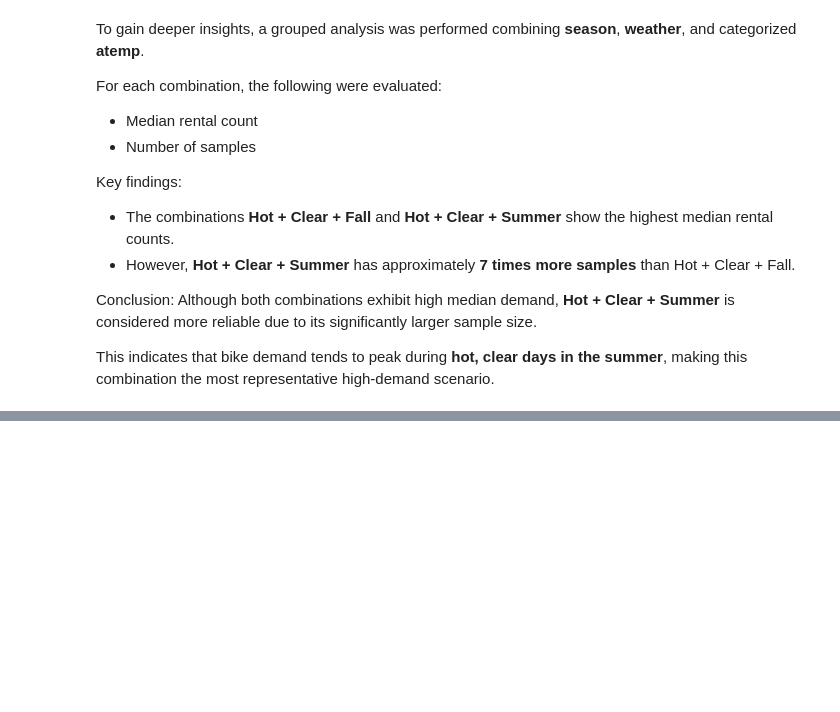
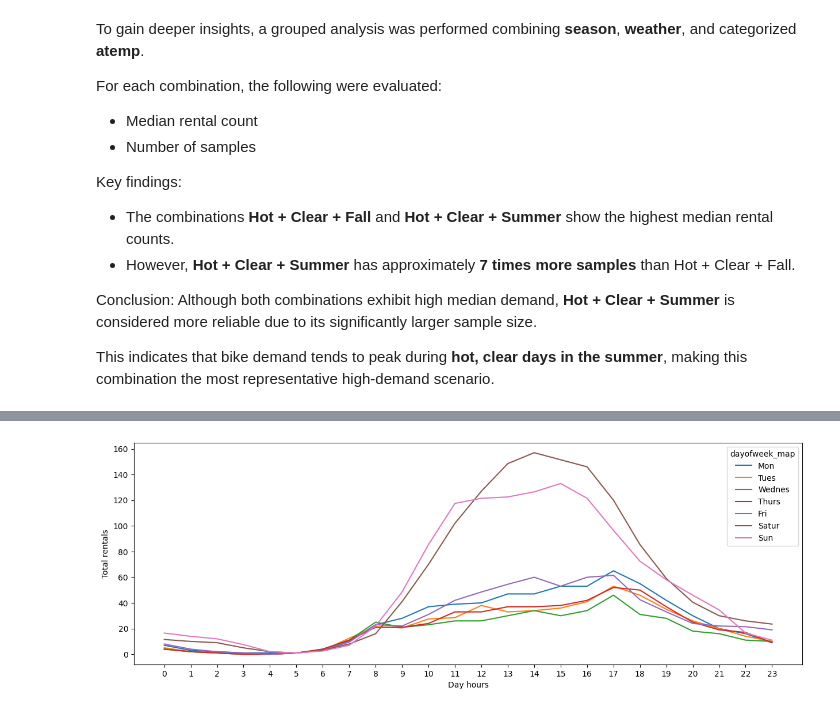
Before and after one commit to moha-yasser/bike-sharing-demand-analysis-and-prediction, a Jupyter notebook: bike_demand.ipynb, the cells around one changed output, grey strips where cells are left out. Cells and saved outputs as stored; diff of their text form; code cells hidden in the pictures; blank space fills up the shorter version.

```diff
--- a/bike_demand.ipynb
+++ b/bike_demand.ipynb
@@ -379,0 +506,13 @@ This indicates that bike demand tends to peak during **hot, clear days in the su
+# %%
+unsubs = df.groupby(['hour', 'dayofweek_map'])['casual'].median().reset_index()
+
+unsubs['dayofweek_map'] = pd.Categorical(unsubs['dayofweek_map'], categories=days_order, ordered=True)
+
+plt.figure(figsize=(15, 5))
+ax = sns.lineplot(data=unsubs, x='hour', y='casual', hue='dayofweek_map')
+ax.set_xticks(np.arange(0,24))
+plt.xlabel('Day hours')
+plt.ylabel('Total rentals')
+plt.show()
+# %% [output]
+[figure, added]
```
Also changed, not shown: parts of 16 cells of this notebook.
